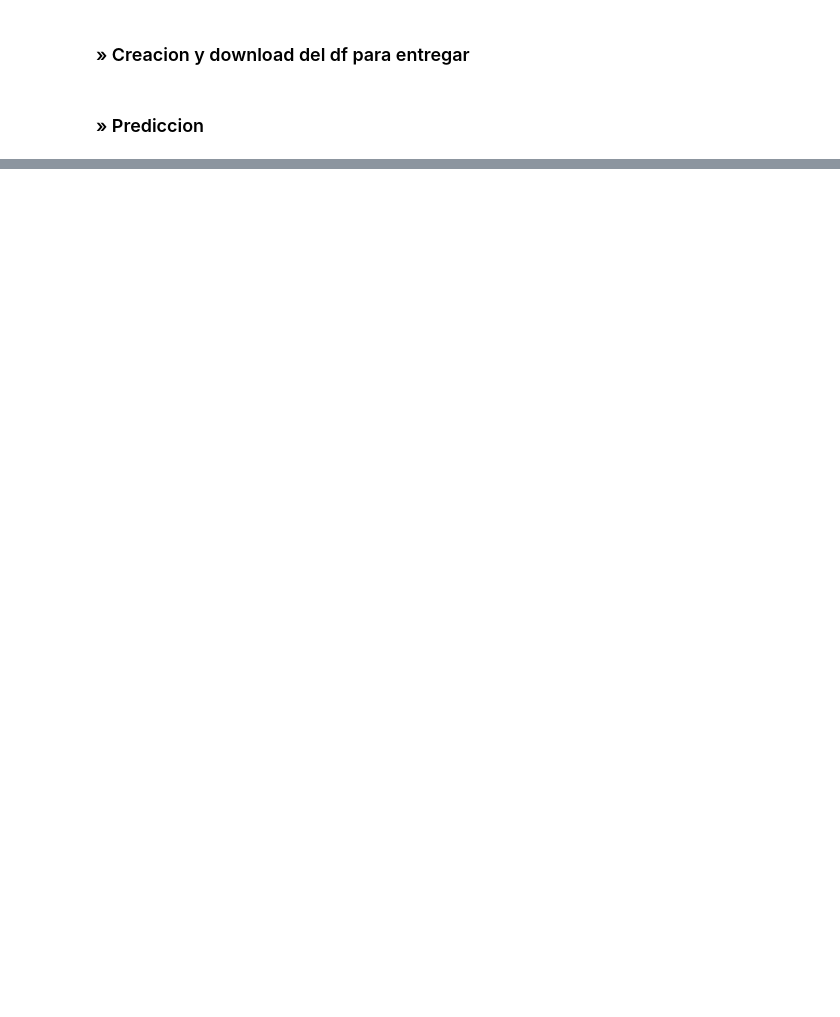
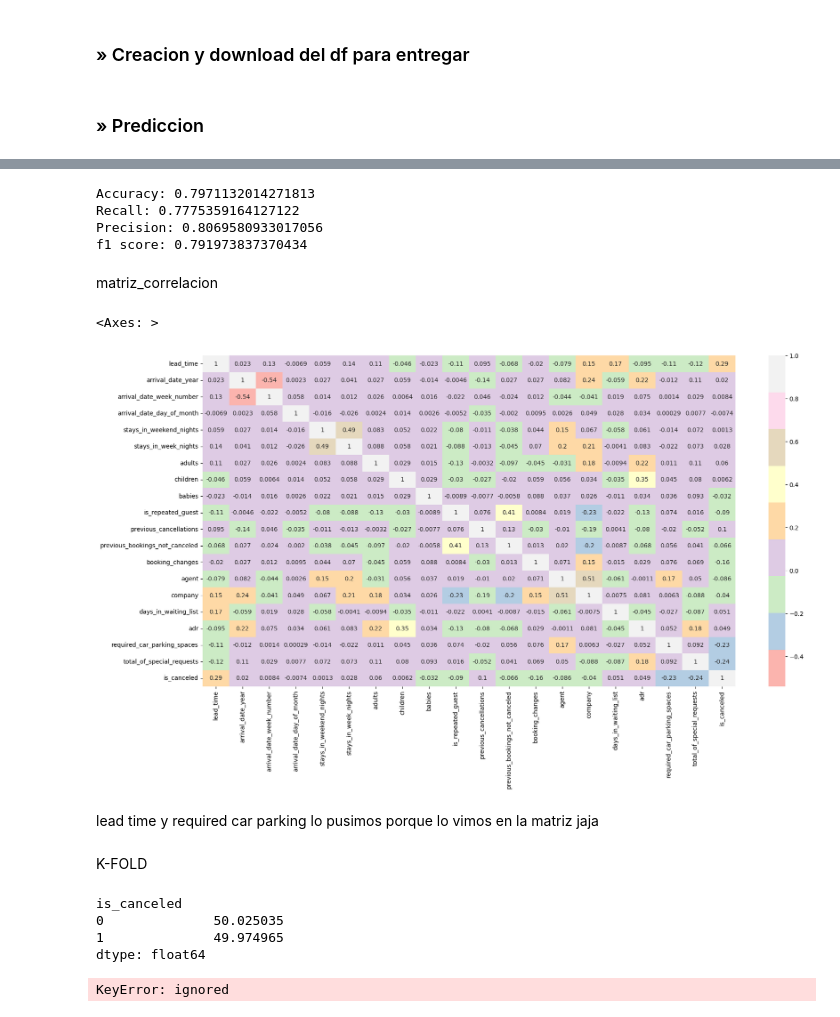
Before and after one commit to lautitorraca/7506R-2C2023-GRUPO24, a Jupyter notebook: TP1/7506R_TP1_GRUPO24_CHP2_ENTREGA.ipynb, the cells around one changed output, grey strips where cells are left out. Saved outputs shown, nothing was run; the diff lists cells and outputs as text; code cells hidden in the pictures; blank space fills up the shorter version.

```diff
--- a/TP1/7506R_TP1_GRUPO24_CHP2_ENTREGA.ipynb
+++ b/TP1/7506R_TP1_GRUPO24_CHP2_ENTREGA.ipynb
@@ -691,0 +753,20 @@ prediccion = resultados[1]
+# %%
+mostrar_metricas(y_test, y_pred2)
+# %% [output]
+Accuracy: 0.7971132014271813
+Recall: 0.7775359164127122
+Precision: 0.8069580933017056
+f1 score: 0.791973837370434
+# %% [markdown]
+matriz_correlacion
+# %%
+ds_train.corr(numeric_only = True)
+plt.figure(figsize = (20,10))
+sns.heatmap(ds_train.corr(numeric_only = True),annot = True, cmap= "Pastel1")
+# %% [output]
+<Axes: >
+[figure, added]
+# %% [markdown]
+lead time y required car parking lo pusimos porque lo vimos en la matriz jaja
+# %% [markdown]
+K-FOLD
@@ -691,0 +778,26 @@ prediccion = resultados[1]
+# %%
+#Verifico balanceo de clases
+ds_trabajo_train[target].value_counts(normalize=True)*100
+# %% [output]
+is_canceled
+0              50.025035
+1              49.974965
+dtype: float64
+# %%
+#Separo un set de Evaluacion
+
+x_train, x_test, y_train, y_test = train_test_split(ds_trabajo_train[columnas].values,
+                                                    ds_trabajo_train[target].values,
+                                                    test_size=0.2,    #20% al conjunto de test
+                                                    random_state=13,  #para poder reproducir el experimento
+                                                    stratify=ds_trabajo_train[target].values) #estratificado para mantener proporcion
+
+#Verifico Cantidad de Datos en cada set
+print('# Datos Entrenamiento: {}'.format(len(x_train)))
+print('# Datos Prueba: {}'.format(len(x_test)))
+
+#Verifico como quedaron balanceados
+for split_name, split in zip(['% Positivos Entrenamiento','% Positivos Prueba'],[y_train,y_test]):
+  print('{}: {:.3f}'.format(split_name,pd.Series(split).value_counts(normalize=True)[1]*100))
+# %% [output]
+KeyError: ignored
```
Also changed, not shown: parts of 23 cells of this notebook.
